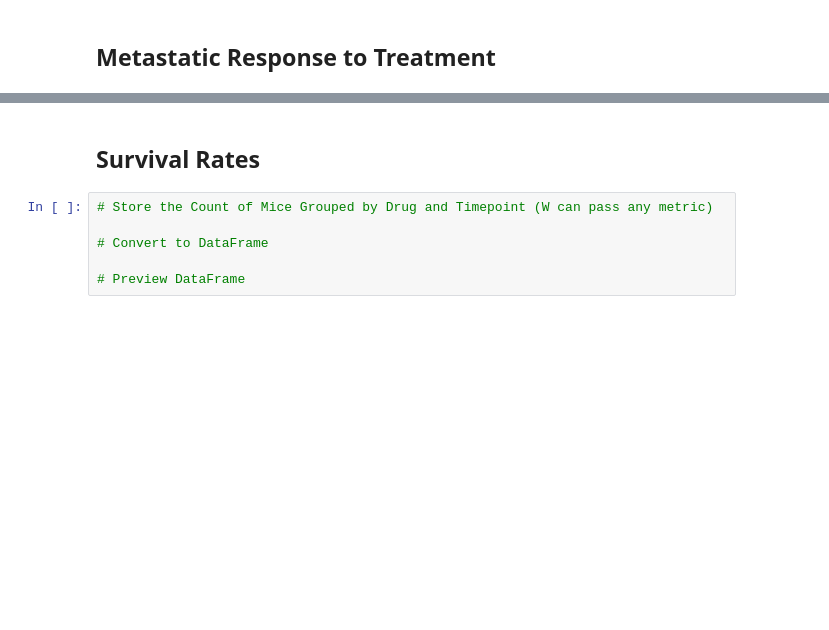
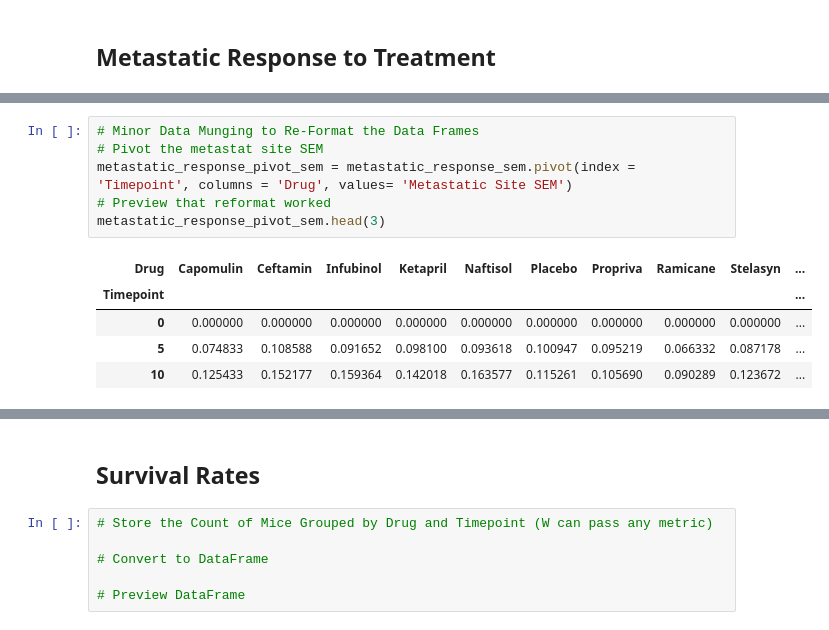
Before and after one commit to madengr00/Pymaceuticals, a Jupyter notebook: pymaceuticals_starter_MyCopy.ipynb, the cells around one changed output, grey strips where cells are left out. Drawn from its saved outputs; the diff is of its cells as text; blank space fills up the shorter version.

```diff
--- a/pymaceuticals_starter_MyCopy.ipynb
+++ b/pymaceuticals_starter_MyCopy.ipynb
@@ -134,0 +143,12 @@ plt.show()
+# %%
+# Minor Data Munging to Re-Format the Data Frames
+# Pivot the metastat site SEM
+metastatic_response_pivot_sem = metastatic_response_sem.pivot(index = 'Timepoint', columns = 'Drug', values= 'Metastatic Site SEM')
+# Preview that reformat worked
+metastatic_response_pivot_sem.head(3)
+# %% [output]
+| Drug | Capomulin | Ceftamin | Infubinol | Ketapril | Naftisol | Placebo | Propriva | Ramicane | Stelasyn | ... |
+| Timepoint |  |  |  |  |  |  |  |  |  | ... |
+| 0 | 0.000000 | 0.000000 | 0.000000 | 0.000000 | 0.000000 | 0.000000 | 0.000000 | 0.000000 | 0.000000 | ... |
+| 5 | 0.074833 | 0.108588 | 0.091652 | 0.098100 | 0.093618 | 0.100947 | 0.095219 | 0.066332 | 0.087178 | ... |
+| 10 | 0.125433 | 0.152177 | 0.159364 | 0.142018 | 0.163577 | 0.115261 | 0.105690 | 0.090289 | 0.123672 | ... |
```
Also changed, not shown: parts of 9 cells of this notebook, 2 other files.
